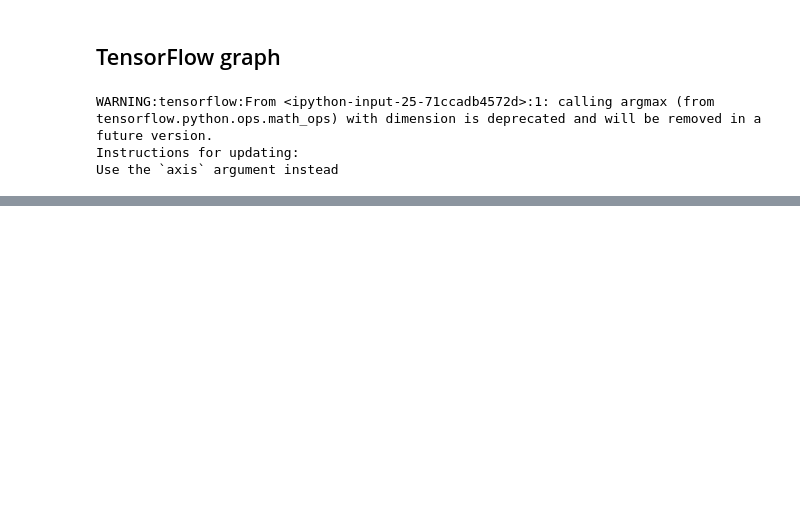
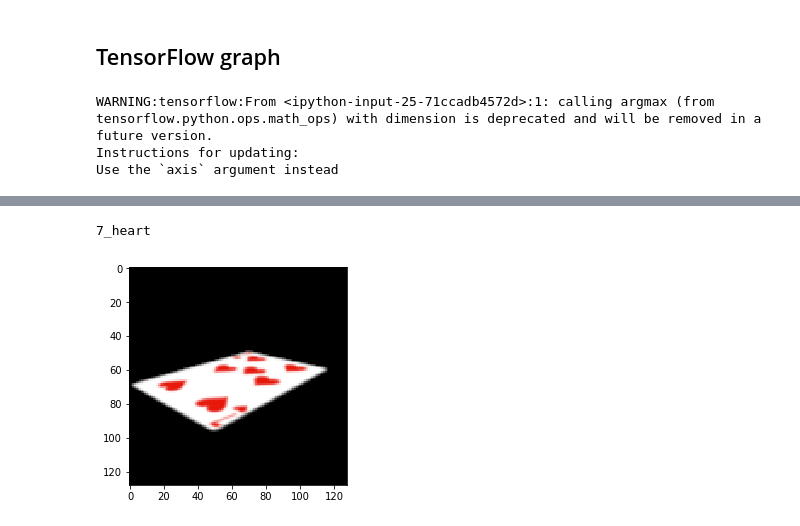
Before and after one commit to Claudiooo/DeepLearningLearning, a Jupyter notebook: Jupyter/Nicolas/Deep learning with tensorflow/Deep learning with tensorflow.ipynb, the cells around one changed output, grey strips where cells are left out. Saved outputs shown, nothing was run; the diff lists cells and outputs as text; code cells hidden in the pictures; blank space fills up the shorter version.

```diff
--- a/Jupyter/Nicolas/Deep learning with tensorflow/Deep learning with tensorflow.ipynb
+++ b/Jupyter/Nicolas/Deep learning with tensorflow/Deep learning with tensorflow.ipynb
@@ -298,5 +323,5 @@ plot_images(images=images, cls_true=cls_true)
 # %%
-#dataset.test.cls = np.argmax(data.test.labels, axis=1)
+dataset.test.cls = np.argmax(dataset.test.labels, axis=1)
 # %% [markdown]
 ## TensorFlow graph
 # %%
@@ -622,0 +814,7 @@ Time usage: 0:00:01
+# %%
+def plot_image(image):
+    plt.imshow(image.reshape(img_shape),
+               interpolation='nearest',
+               cmap='binary')
+
+    plt.show()
@@ -755,0 +863,7 @@ After 30000 iteration the network recognise with 67.2% and the max percentage is
+# %%
+image1 = dataset.test.images[0]
+print(label_array[dataset.test.labels_true[0]])
+plot_image(image1)
+# %% [output]
+7_heart
+[figure, added]
```
Also changed, not shown: parts of 49 cells of this notebook.
